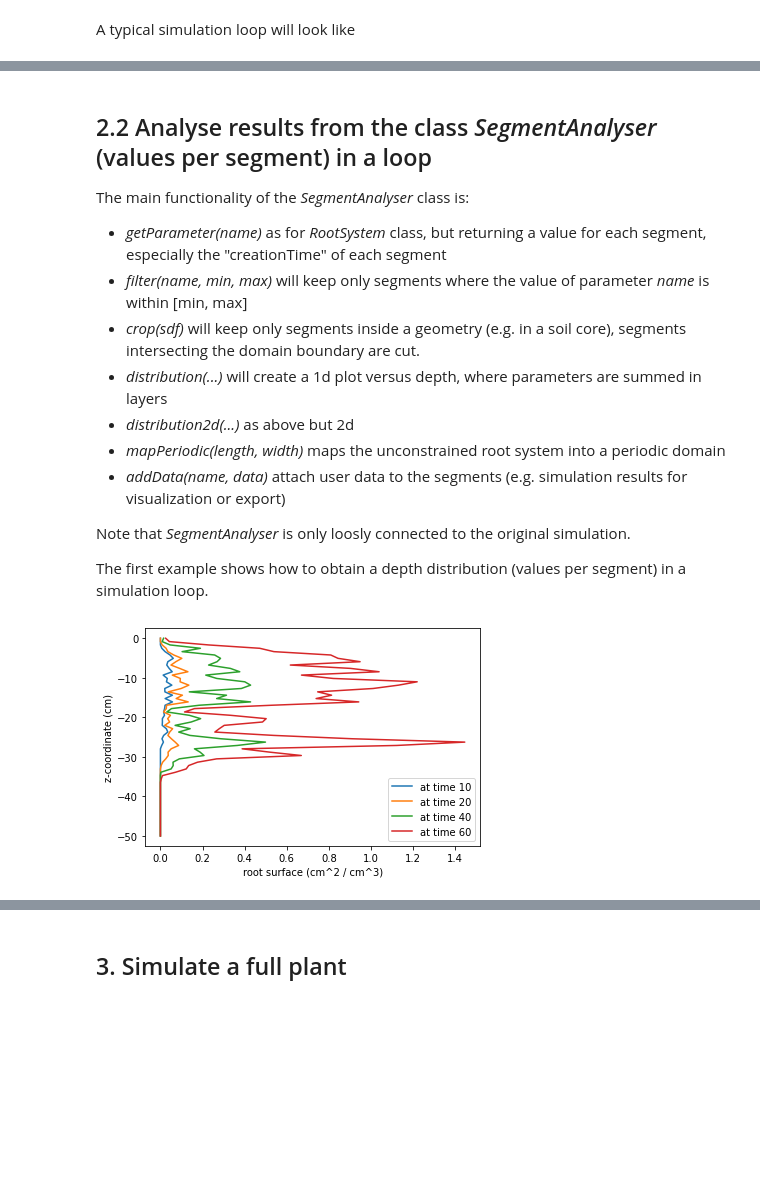
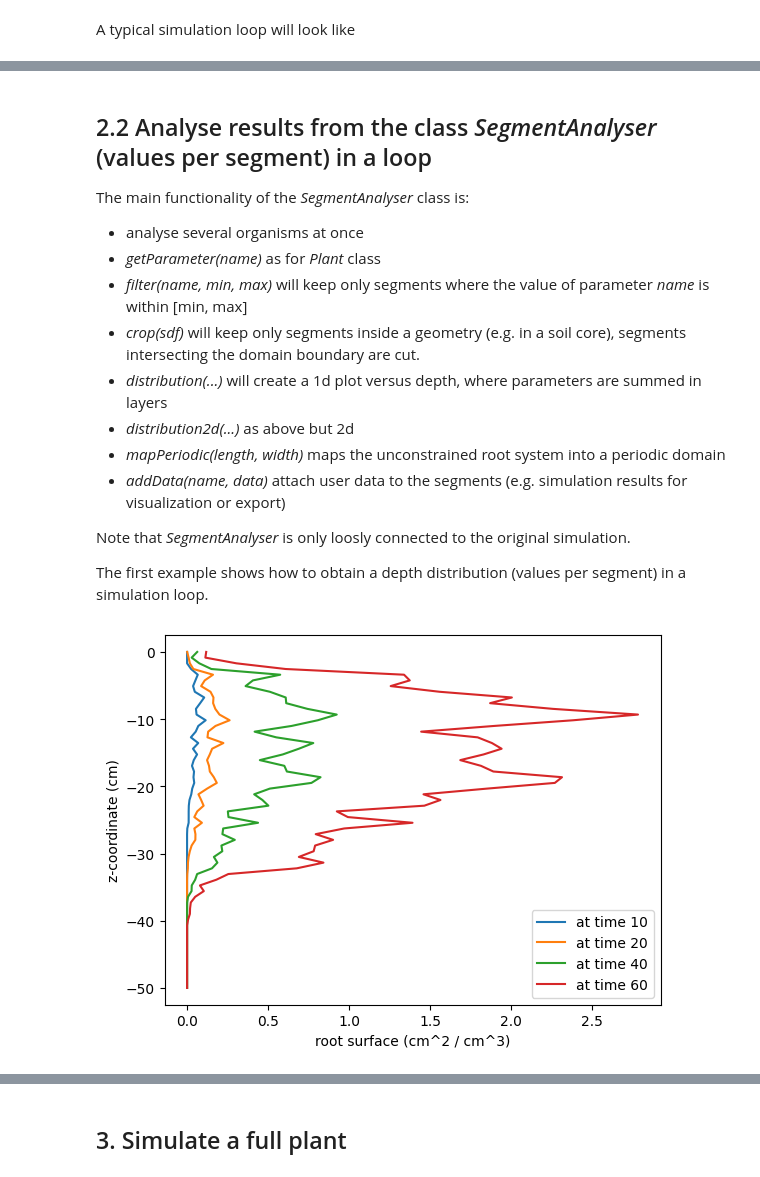
Before and after one commit to Plant-Root-Soil-Interactions-Modelling/CPlantBox, a Jupyter notebook: tutorial/jupyter/workshop_11_11_2024/1_cplantbox.ipynb, the cells around one changed output, grey strips where cells are left out. Saved outputs shown, nothing was run; the diff lists cells and outputs as text; code cells hidden in the pictures; blank space fills up the shorter version.

```diff
--- a/tutorial/jupyter/workshop_11_11_2024/1_cplantbox.ipynb
+++ b/tutorial/jupyter/workshop_11_11_2024/1_cplantbox.ipynb
@@ -82,11 +58,11 @@ Basically, there are two methods
 # %% [markdown]
 A typical simulation loop will look like
 # %%
-rs = pb.RootSystem()
+rs = pb.Plant()
 path = "../../../modelparameter/structural/rootsystem/"
 name = "Zea_mays_1_Leitner_2010"
 rs.readParameters(path + name + ".xml")
-rs.setGeometry(pb.SDF_PlantBox(1.e6,1.e6,1.e6))
+rs.setGeometry(pb.SDF_PlantBox(1.e6,1.e6,1.e6)) # where can the roots grow (shoot is not affected)
 verbose = False
 rs.initialize(verbose)
 
@@ -107,5 +83,5 @@ for i in range(0, N):
 
 
 # Code for post-processing of the final result (write relevant results, e.g. csv, xls, etc.)
-_  = vp.plot_roots(rs, "subType",interactiveImage = not isColab) # Plot, using vtk
+_  = vp.plot_roots(rs, "creationTime",interactiveImage = doInteractiveImage) # Plot, using vtk
 # %% [output]
@@ -143,7 +123,8 @@ final tap root length:  86.56853922458633 cm
 ## 2.2 Analyse results from the class *SegmentAnalyser* (values per segment) in a loop
 
 The main functionality of the *SegmentAnalyser* class is:
-* *getParameter(name)* as for *RootSystem* class, but returning a value for each segment, especially the "creationTime" of each segment
+* analyse several organisms at once
+* *getParameter(name)* as for *Plant* class
 * *filter(name, min, max)* will keep only segments where the value of parameter *name* is within [min, max]
 * *crop(sdf)* will keep only segments inside a geometry (e.g. in a soil core), segments intersecting the domain boundary are cut.
 * *distribution(...)* will create a 1d plot versus depth, where parameters are summed in layers
@@ -155,40 +136,53 @@ Note that *SegmentAnalyser* is only loosly connected to the original simulation.
 
 The first example shows how to obtain a depth distribution (values per segment) in a simulation loop.
 # %%
-s = pb.RootSystem()
-path = "../../../modelparameter/structural/rootsystem/"
-name = "Lupinus_albus_Leitner_2014"
-rs.readParameters(path + name + ".xml")
-rs.setGeometry(pb.SDF_PlantBox(1.e6,1.e6,1.e6))
-verbose = False
-rs.initialize(verbose)
+def createPlant(y = 0, depth = 1e6, width = 1e6):
+
+    rs = pb.Plant()
+    path = "../../../modelparameter/structural/rootsystem/"
+    name = "Lupinus_albus_Leitner_2014"
+    rs.readParameters(path + name + ".xml")
+    rectangle = False
+    rs.setGeometry(pb.SDF_PlantContainer(width,width,depth, rectangle))
+    rs.getOrganRandomParameter(pb.seed,0).seedPos.y = y
+
+    verbose = False
+    rs.initialize(verbose)
+    return rs
+
+
+depth = 50. # cm
+layers = 60 # [1]
+width = 10.
+rs = createPlant(0, depth, width)
+rs2 = createPlant(8, depth, width)
 
 simtimes = [0,10,20,40,60] # day
 dt_ = np.diff(simtimes) # day
-depth = 50 # cm
-layers = 60 # [1]
 
 """ Simulation loop """
 rsd_ = []
 for dt in dt_:
     rs.simulate(dt,verbose)
+    rs2.simulate(dt,verbose)
     ana = pb.SegmentAnalyser(rs) # create a SegmentAnalyser object
+    ana.addSegments(rs2) # adding a second root system
     rsd = ana.distribution("surface", 0., -depth, layers, True)
     rsd_.append(rsd) # store relevant data in a list
 
 """ vizualize rld_ """
-soilvolume = (depth / layers) * 10 * 10
+soilvolume = (depth / layers) * (width**2)
 rsd_ = np.array(rsd_) / soilvolume  # convert to density [cm2/cm3]
 
 z_ = np.linspace(0, -depth, layers)  # z - axis
 for i, t in enumerate(simtimes[1:]):
     plt.plot(rsd_[i,:], z_, label = "at time "+str(t))
 
 plt.xlabel("root surface (cm^2 / cm^3)")
 plt.ylabel("z-coordinate (cm)")
 plt.legend()
 # plt.savefig("surface_density.png")
 plt.show()
-_ = vp.plot_roots(rs, "subType",interactiveImage = not isColab) # final result
+_ = vp.plot_roots(ana, "subType",interactiveImage = doInteractiveImage) # final result
 # %% [output]
-[figure, old version]
+[figure, new version]
```
Also changed, not shown: parts of 13 cells of this notebook, 9 other files.
